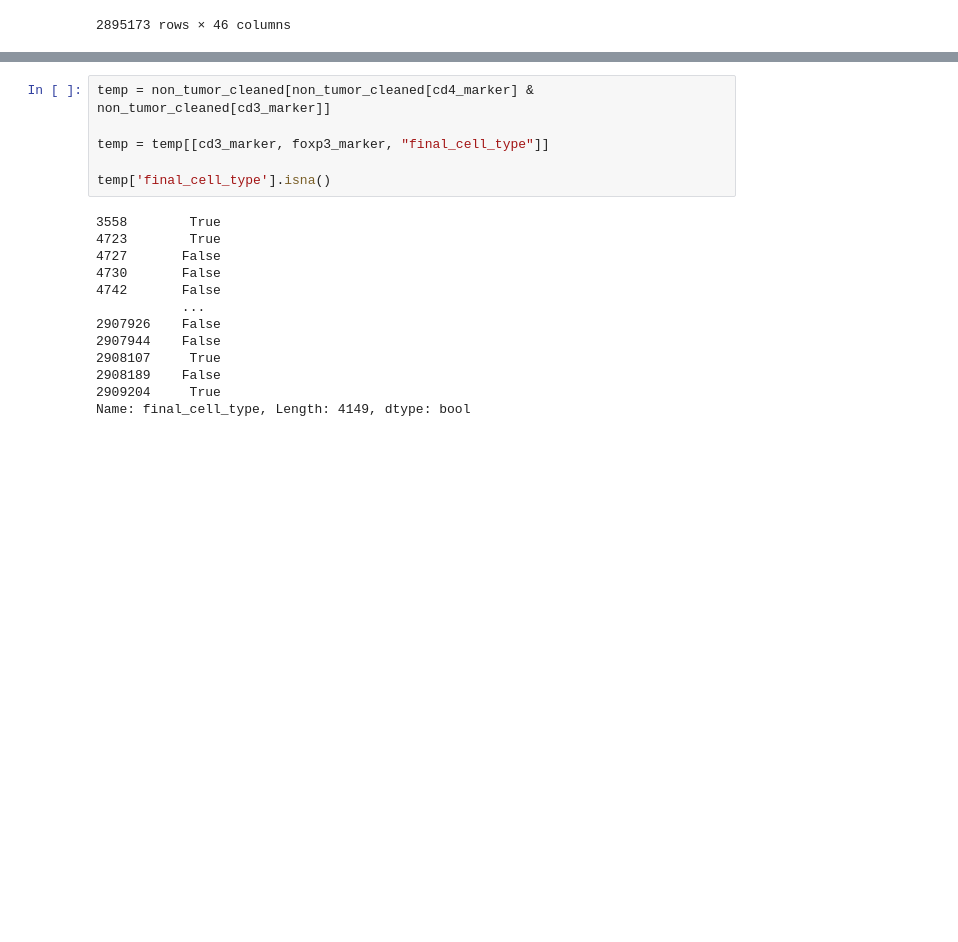
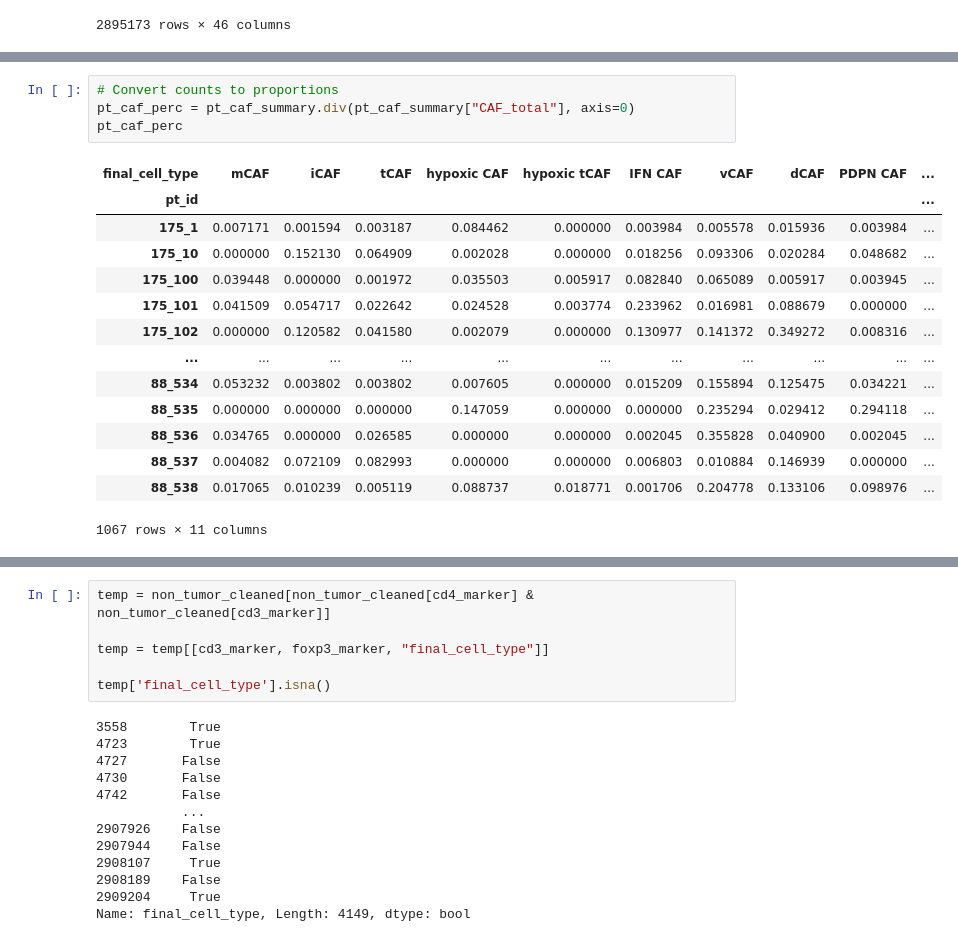
Before and after one commit to QBRC/multiTAP, a Jupyter notebook: notebooks/cell_phenotyping.ipynb, the cells around one changed output, grey strips where cells are left out. Saved outputs shown, nothing was run; the diff lists cells and outputs as text; blank space fills up the shorter version.

```diff
--- a/notebooks/cell_phenotyping.ipynb
+++ b/notebooks/cell_phenotyping.ipynb
@@ -366,0 +446,19 @@ ido_marker
+# %%
+# Convert counts to proportions
+pt_caf_perc = pt_caf_summary.div(pt_caf_summary["CAF_total"], axis=0)
+pt_caf_perc
+# %% [output]
+| final_cell_type | mCAF | iCAF | tCAF | hypoxic CAF | hypoxic tCAF | IFN CAF | vCAF | dCAF | PDPN CAF | ... |
+| pt_id |  |  |  |  |  |  |  |  |  | ... |
+| 175_1 | 0.007171 | 0.001594 | 0.003187 | 0.084462 | 0.000000 | 0.003984 | 0.005578 | 0.015936 | 0.003984 | ... |
+| 175_10 | 0.000000 | 0.152130 | 0.064909 | 0.002028 | 0.000000 | 0.018256 | 0.093306 | 0.020284 | 0.048682 | ... |
+| 175_100 | 0.039448 | 0.000000 | 0.001972 | 0.035503 | 0.005917 | 0.082840 | 0.065089 | 0.005917 | 0.003945 | ... |
+| 175_101 | 0.041509 | 0.054717 | 0.022642 | 0.024528 | 0.003774 | 0.233962 | 0.016981 | 0.088679 | 0.000000 | ... |
+| 175_102 | 0.000000 | 0.120582 | 0.041580 | 0.002079 | 0.000000 | 0.130977 | 0.141372 | 0.349272 | 0.008316 | ... |
+| ... | ... | ... | ... | ... | ... | ... | ... | ... | ... | ... |
+| 88_534 | 0.053232 | 0.003802 | 0.003802 | 0.007605 | 0.000000 | 0.015209 | 0.155894 | 0.125475 | 0.034221 | ... |
+| 88_535 | 0.000000 | 0.000000 | 0.000000 | 0.147059 | 0.000000 | 0.000000 | 0.235294 | 0.029412 | 0.294118 | ... |
+| 88_536 | 0.034765 | 0.000000 | 0.026585 | 0.000000 | 0.000000 | 0.002045 | 0.355828 | 0.040900 | 0.002045 | ... |
+| 88_537 | 0.004082 | 0.072109 | 0.082993 | 0.000000 | 0.000000 | 0.006803 | 0.010884 | 0.146939 | 0.000000 | ... |
+| 88_538 | 0.017065 | 0.010239 | 0.005119 | 0.088737 | 0.018771 | 0.001706 | 0.204778 | 0.133106 | 0.098976 | ... |
+1067 rows × 11 columns
```
Also changed, not shown: parts of 7 cells of this notebook.
